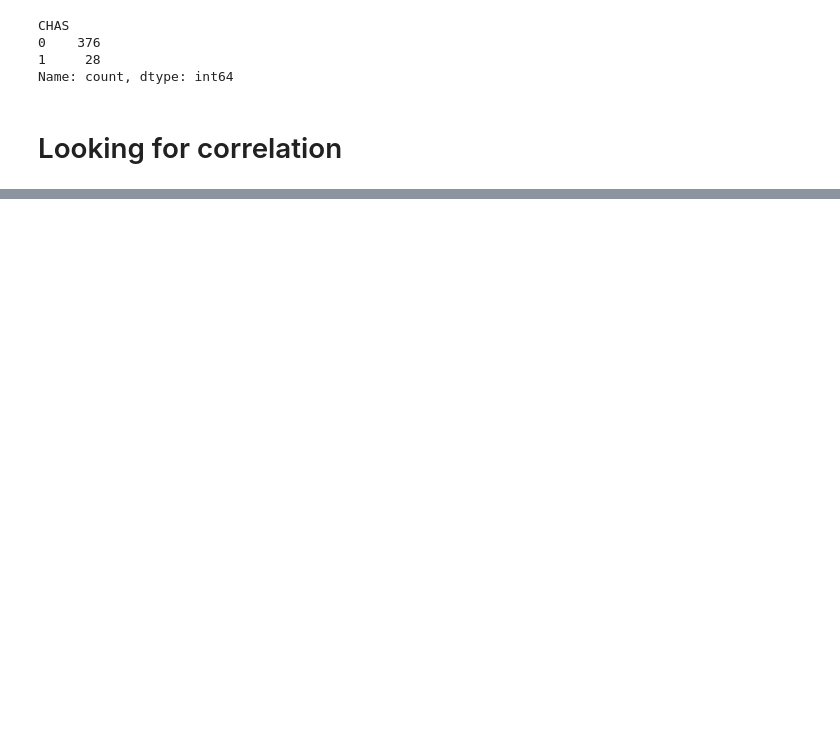
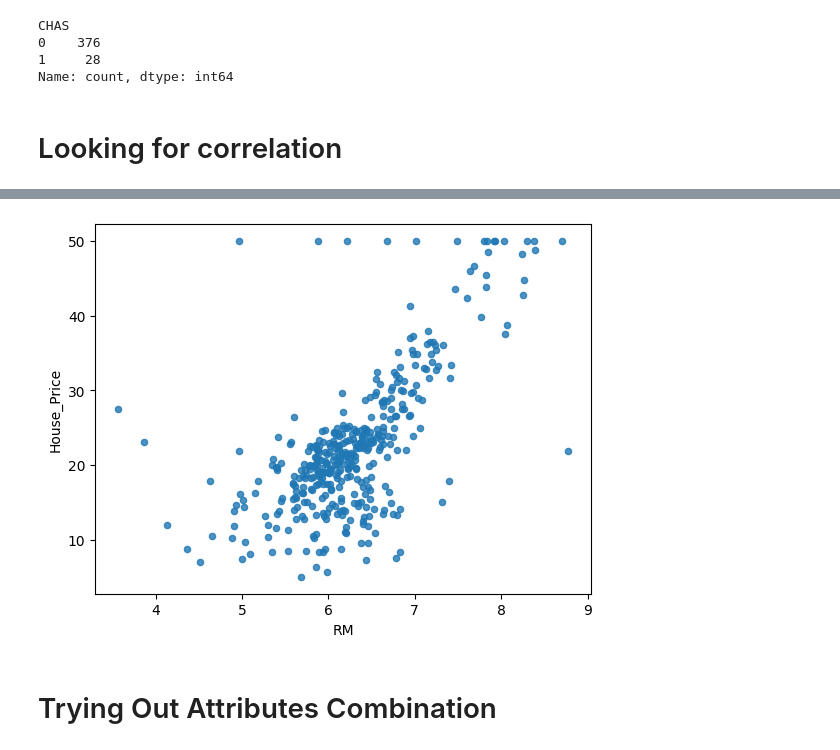
Before and after one commit to CHIRANJIBI369/RealState, a Jupyter notebook: notebooks/RealEstate.ipynb, the cells around one changed output, grey strips where cells are left out. Saved outputs shown, nothing was run; the diff lists cells and outputs as text; code cells hidden in the pictures; blank space fills up the shorter version.

```diff
--- a/notebooks/RealEstate.ipynb
+++ b/notebooks/RealEstate.ipynb
@@ -122,0 +128,7 @@ Name: House_Price, dtype: float64
+# %%
+housing.plot(kind="scatter", x="RM", y="House_Price", alpha=0.8)
+plt.show()
+# %% [output]
+[figure, added]
+# %% [markdown]
+# Trying Out Attributes Combination
```
Also changed, not shown: parts of 27 cells of this notebook, 1 other file.
